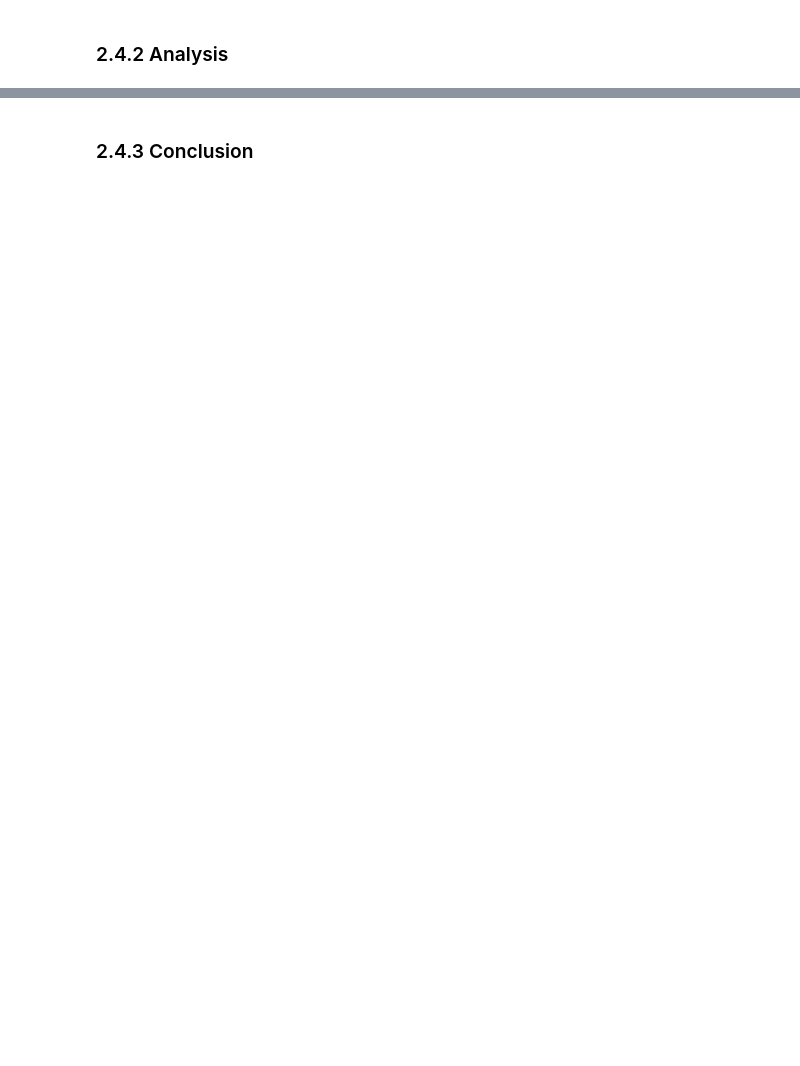
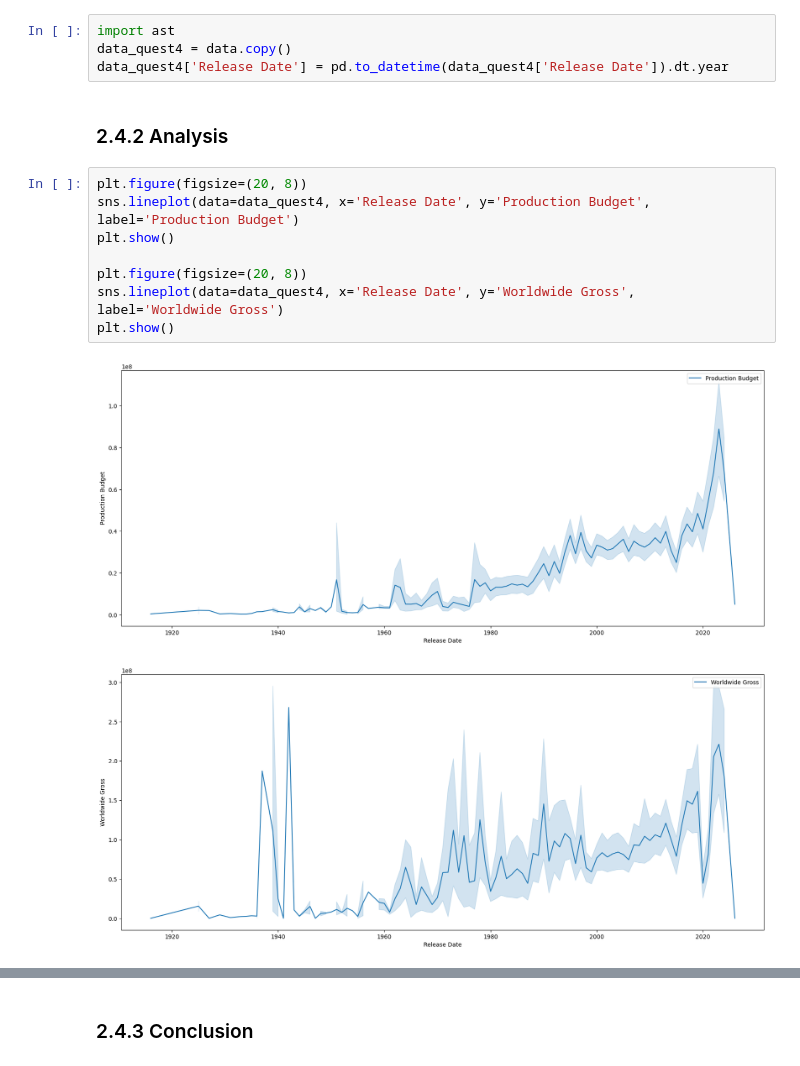
Before and after one commit to truongthuankiet1990gmailcom/Intro2DS---HCMUS---2024, a Jupyter notebook: Questions/Questions.ipynb, the cells around one changed output, grey strips where cells are left out. Cells and saved outputs as stored; diff of their text form; blank space fills up the shorter version.

Commit message:
update questions file

```diff
--- a/Questions/Questions.ipynb
+++ b/Questions/Questions.ipynb
@@ -1049,5 +1049,20 @@ Are there trends in movie production and performance over time?
     - **Cultural and Social Trends:** Determine if societal changes influence movie themes and their reception.
 # %% [markdown]
 <h3 id = "preprocessing4">2.4.1 Preprocessing </h3>
+# %%
+import ast
+data_quest4 = data.copy()
+data_quest4['Release Date'] = pd.to_datetime(data_quest4['Release Date']).dt.year
 # %% [markdown]
 <h3 id = "analysis4">2.4.2 Analysis </h3>
+# %%
+plt.figure(figsize=(20, 8))
+sns.lineplot(data=data_quest4, x='Release Date', y='Production Budget', label='Production Budget')
+plt.show()
+
+plt.figure(figsize=(20, 8))
+sns.lineplot(data=data_quest4, x='Release Date', y='Worldwide Gross', label='Worldwide Gross')
+plt.show()
+# %% [output]
+[figure, added]
+[figure, added]
```
Also changed, not shown: parts of 6 cells of this notebook.
